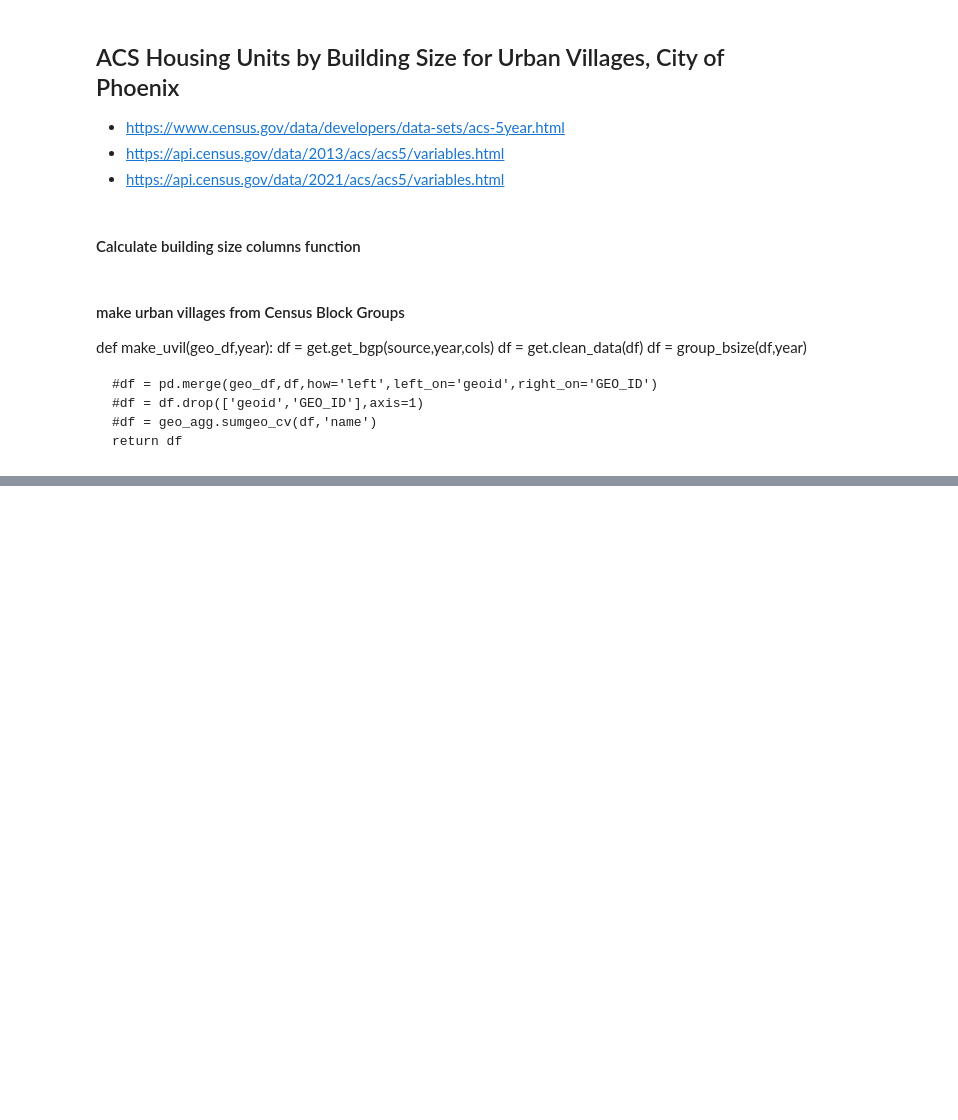
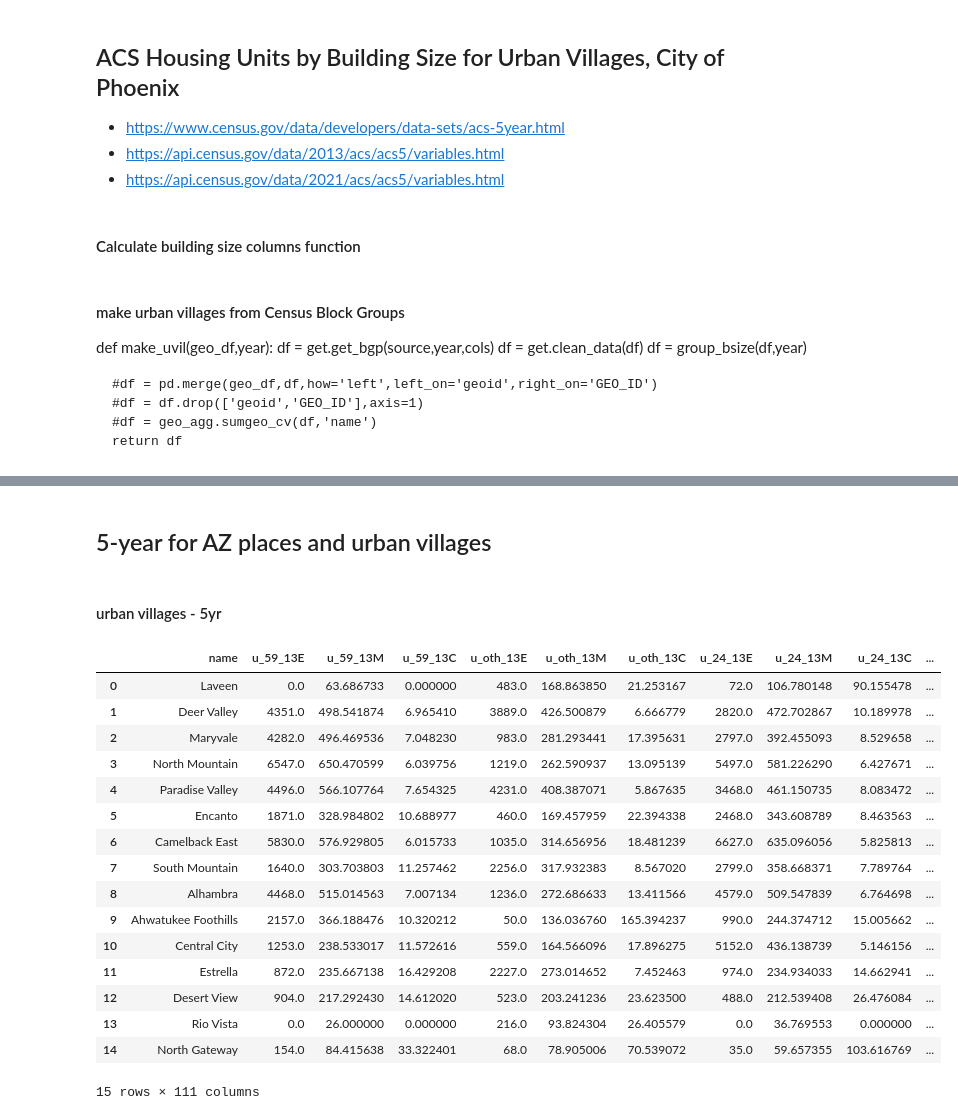
Before and after one commit to daragoldberg/phx, a Jupyter notebook: notebooks/ACS_Hou_BSize.ipynb, the cells around one changed output, grey strips where cells are left out. Drawn from its saved outputs; the diff is of its cells as text; code cells hidden in the pictures; blank space fills up the shorter version.

```diff
--- a/notebooks/ACS_Hou_BSize.ipynb
+++ b/notebooks/ACS_Hou_BSize.ipynb
@@ -66,11 +66,14 @@ def make_table(source,year,cols,geotype='big'):
     elif geotype=='uv':
         df = get.get_bgp(source,year,cols)
         aggtype='name'
+    elif geotype=='az_places':
+        pl = get.get_az_place(source,year,cols)
+        aggtype='GEO_ID'
     else:
         pass
     df = get.clean_table(df)
     df = group_bsize(df,year)
-    if geotype=='uv': df = make_uv(df,year)
+    if geotype=='uv': df = geo_agg.make_uv(df,int(year))
     df = geo_agg.sumgeo_cv(df,aggtype)
 
     for col in df.columns[1:]:
@@ -103,0 +97,2 @@ usY1
+# %%
+change_vars = ['tot','u_1','u_24','u_59','u_1019','u_2049','u_o50','u_oth','u_520','u_o20']
@@ -104,3 +122,33 @@ usY1
+# %% [markdown]
+## 5-year for AZ places and urban villages
+# %% [markdown]
+#### urban villages - 5yr
+# %%
+uv_y1_5y = make_table(source_5,y1,cols,'uv')
+uv_y0_5y = make_table(source_5,y0_5,cols,'uv')
+# %%
+uv = pd.merge(uv_y0_5y,uv_y1_5y,how='left',on='name')
+uv = calc.calc_change(uv,y0_5,y1,change_vars)
+# %%
+uv
+# %% [output]
+|  | name | u_59_13E | u_59_13M | u_59_13C | u_oth_13E | u_oth_13M | u_oth_13C | u_24_13E | u_24_13M | u_24_13C | ... |
+| 0 | Laveen | 0.0 | 63.686733 | 0.000000 | 483.0 | 168.863850 | 21.253167 | 72.0 | 106.780148 | 90.155478 | ... |
+| 1 | Deer Valley | 4351.0 | 498.541874 | 6.965410 | 3889.0 | 426.500879 | 6.666779 | 2820.0 | 472.702867 | 10.189978 | ... |
+| 2 | Maryvale | 4282.0 | 496.469536 | 7.048230 | 983.0 | 281.293441 | 17.395631 | 2797.0 | 392.455093 | 8.529658 | ... |
+| 3 | North Mountain | 6547.0 | 650.470599 | 6.039756 | 1219.0 | 262.590937 | 13.095139 | 5497.0 | 581.226290 | 6.427671 | ... |
+| 4 | Paradise Valley | 4496.0 | 566.107764 | 7.654325 | 4231.0 | 408.387071 | 5.867635 | 3468.0 | 461.150735 | 8.083472 | ... |
+| 5 | Encanto | 1871.0 | 328.984802 | 10.688977 | 460.0 | 169.457959 | 22.394338 | 2468.0 | 343.608789 | 8.463563 | ... |
+| 6 | Camelback East | 5830.0 | 576.929805 | 6.015733 | 1035.0 | 314.656956 | 18.481239 | 6627.0 | 635.096056 | 5.825813 | ... |
+| 7 | South Mountain | 1640.0 | 303.703803 | 11.257462 | 2256.0 | 317.932383 | 8.567020 | 2799.0 | 358.668371 | 7.789764 | ... |
+| 8 | Alhambra | 4468.0 | 515.014563 | 7.007134 | 1236.0 | 272.686633 | 13.411566 | 4579.0 | 509.547839 | 6.764698 | ... |
+| 9 | Ahwatukee Foothills | 2157.0 | 366.188476 | 10.320212 | 50.0 | 136.036760 | 165.394237 | 990.0 | 244.374712 | 15.005662 | ... |
+| 10 | Central City | 1253.0 | 238.533017 | 11.572616 | 559.0 | 164.566096 | 17.896275 | 5152.0 | 436.138739 | 5.146156 | ... |
+| 11 | Estrella | 872.0 | 235.667138 | 16.429208 | 2227.0 | 273.014652 | 7.452463 | 974.0 | 234.934033 | 14.662941 | ... |
+| 12 | Desert View | 904.0 | 217.292430 | 14.612020 | 523.0 | 203.241236 | 23.623500 | 488.0 | 212.539408 | 26.476084 | ... |
+| 13 | Rio Vista | 0.0 | 26.000000 | 0.000000 | 216.0 | 93.824304 | 26.405579 | 0.0 | 36.769553 | 0.000000 | ... |
+| 14 | North Gateway | 154.0 | 84.415638 | 33.322401 | 68.0 | 78.905006 | 70.539072 | 35.0 | 59.657355 | 103.616769 | ... |
+15 rows × 111 columns
 # %%
 final = pd.concat([dfY1,phY1,usY1])
 final.to_excel(f'output/Hou_bsize.xlsx',index=False)
```
Also changed, not shown: parts of 17 cells of this notebook, 5 other files.
